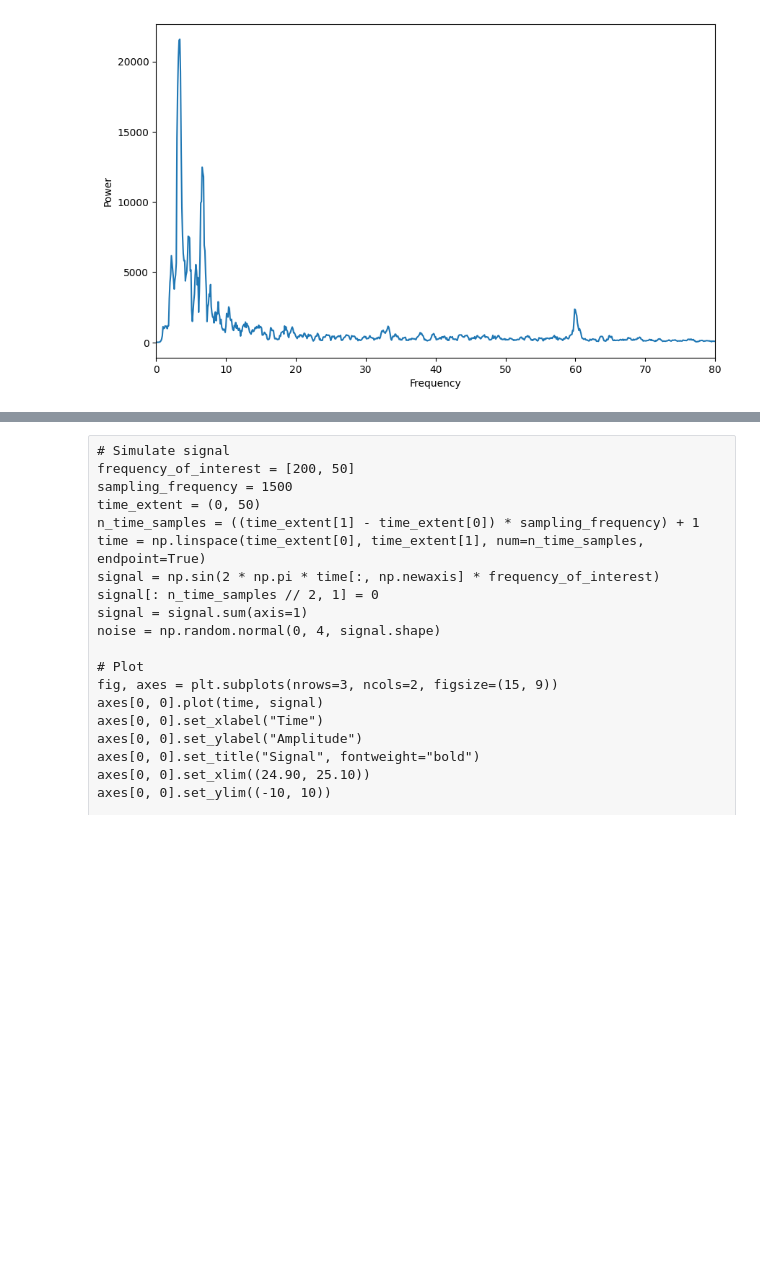
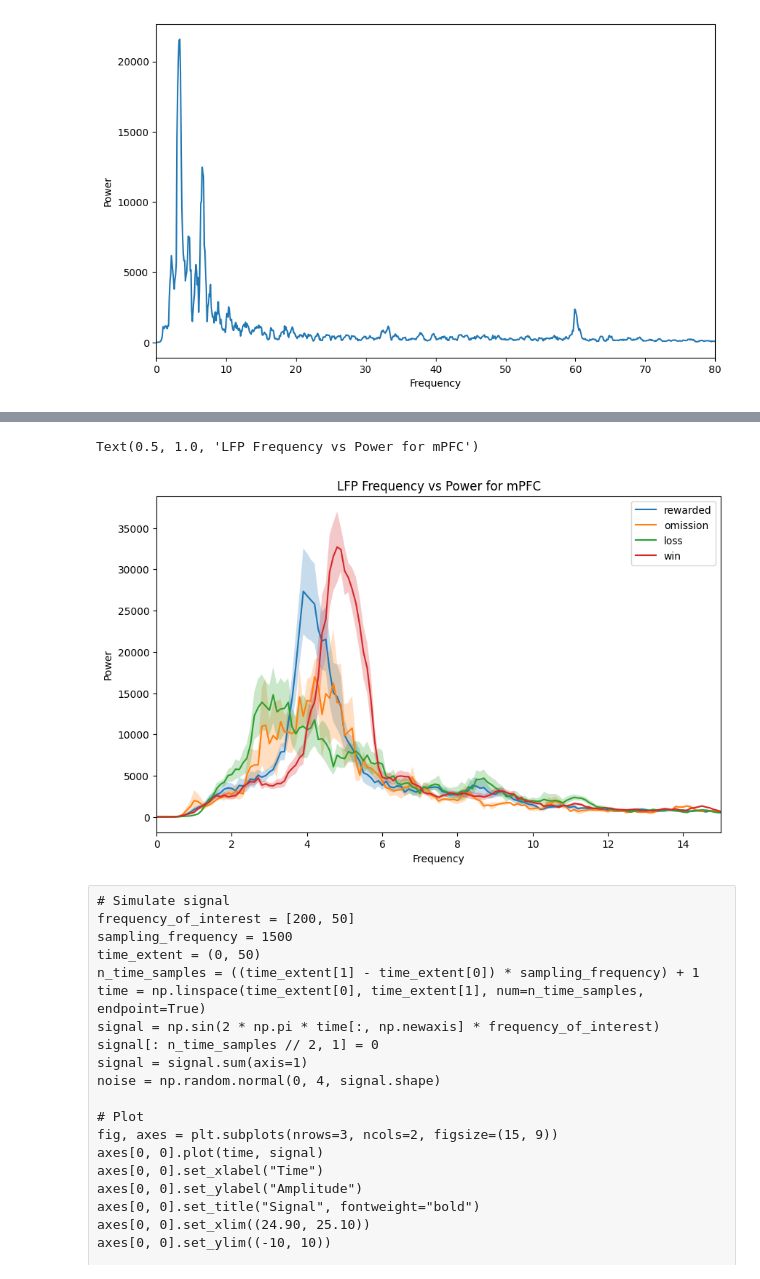
Before and after one commit to padillacoreanolab/reward_competition_ephys_analysis_with_omission_and_divider_controls, a Jupyter notebook: results/2022_12_11_om_and_comp_20221214_125409_subj_6_1_and_6_3/subject_6_1/06_lfp_preprocessing.ipynb, the cells around one changed output, grey strips where cells are left out. Saved outputs shown, nothing was run; the diff lists cells and outputs as text; code cells hidden in the pictures; blank space fills up the shorter version.

```diff
--- a/results/2022_12_11_om_and_comp_20221214_125409_subj_6_1_and_6_3/subject_6_1/06_lfp_preprocessing.ipynb
+++ b/results/2022_12_11_om_and_comp_20221214_125409_subj_6_1_and_6_3/subject_6_1/06_lfp_preprocessing.ipynb
@@ -326,0 +441,4 @@ ax.set_xlim(0,80)
+# %%
+tone_label_to_timestamps = defaultdict(dict)
+for tone_label in tone_label_df["tone_category"].unique():
+    tone_label_to_timestamps[tone_label]["resampled_timestamps"] = tone_label_df[tone_label_df["tone_category"] == tone_label]["resampled_timestamps"]
@@ -327,3 +524,23 @@ ax.set_xlim(0,80)
+# %%
+fig, ax = plt.subplots()
+ax.set_xlabel("Frequency")
+ax.set_ylabel("Power")
+
+for tone_label in tone_label_df["tone_category"].unique():
+
+
+    ax.plot(c.frequencies, tone_label_to_timestamps[tone_label]["mean_traces_array"], label=tone_label)
+    ax.fill_between(c.frequencies, tone_label_to_timestamps[tone_label]["mean_traces_array"]-tone_label_to_timestamps[tone_label]["ste_traces_array"], \
+                        tone_label_to_timestamps[tone_label]["mean_traces_array"]+tone_label_to_timestamps[tone_label]["ste_traces_array"], \
+                       alpha=.25)
+ax.set_xlim(0,15)
+# ax.set_yscale("log")
+# ax.set_ylim(0,60000)
+ax.legend()
+ax.set_title("LFP Frequency vs Power for mPFC")
+# %% [output]
+Text(0.5, 1.0, 'LFP Frequency vs Power for mPFC')
+[figure, added]
 # %% [raw]
 # Simulate signal
 frequency_of_interest = [200, 50]
```
Also changed, not shown: parts of 25 cells of this notebook, 1 other file.
